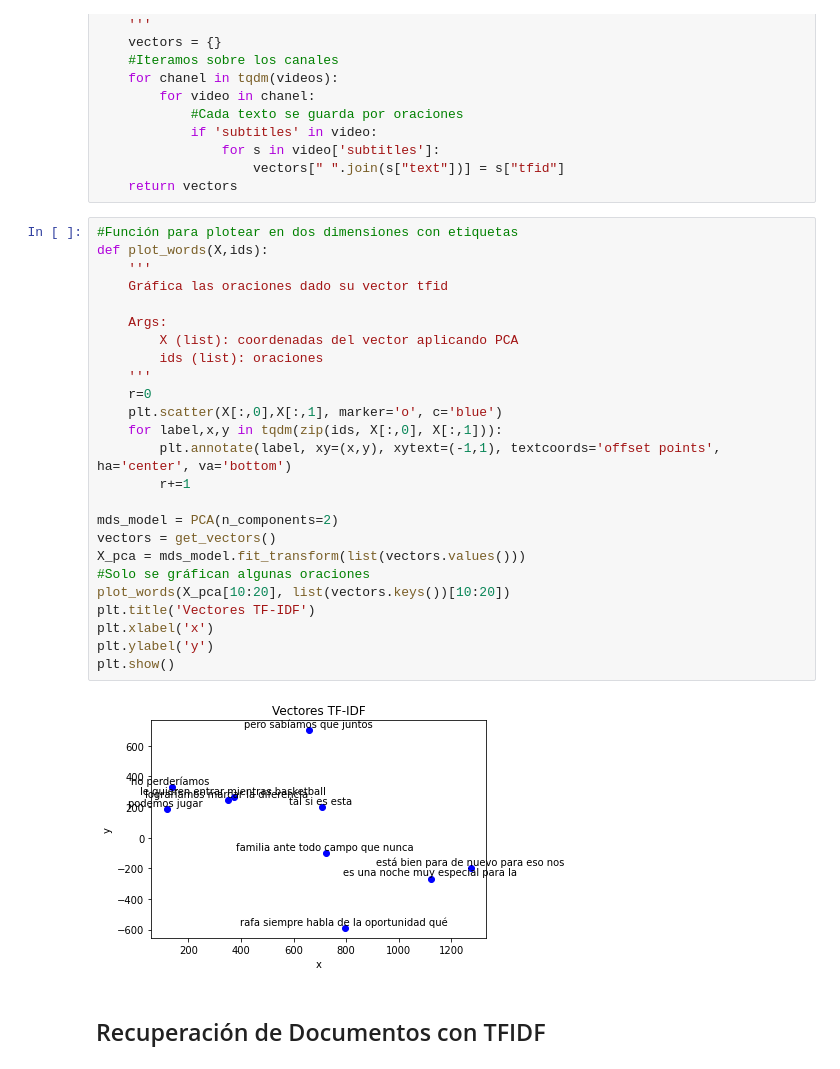
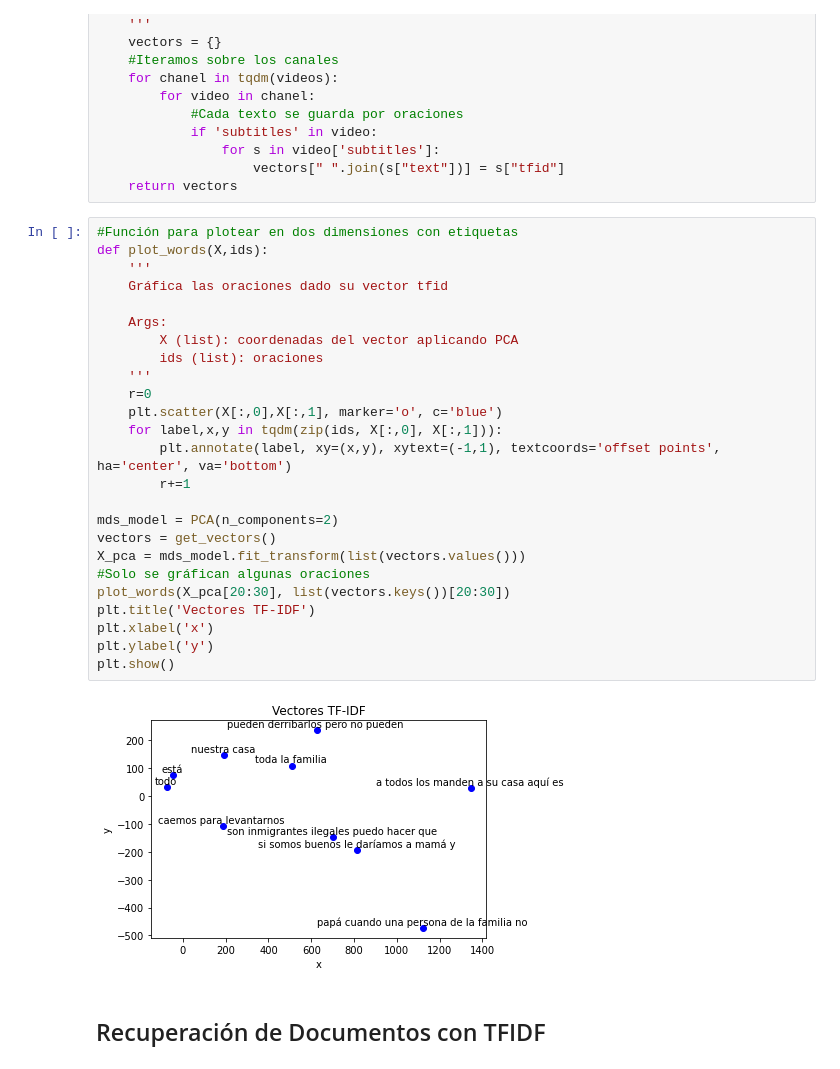
Before and after one commit to KarlaDSJ/PlayPhrase2.0, a Jupyter notebook: notebooks/TF-IDF.ipynb, the cells around one changed output. Drawn from its saved outputs; the diff is of its cells as text.

```diff
--- a/notebooks/TF-IDF.ipynb
+++ b/notebooks/TF-IDF.ipynb
@@ -326,30 +274,30 @@ def get_vectors():
 # %%
 #Función para plotear en dos dimensiones con etiquetas
 def plot_words(X,ids):
     '''
     Gráfica las oraciones dado su vector tfid
 
     Args:
         X (list): coordenadas del vector aplicando PCA
         ids (list): oraciones
     '''
     r=0
     plt.scatter(X[:,0],X[:,1], marker='o', c='blue')
     for label,x,y in tqdm(zip(ids, X[:,0], X[:,1])):
         plt.annotate(label, xy=(x,y), xytext=(-1,1), textcoords='offset points', ha='center', va='bottom')
         r+=1
 
 mds_model = PCA(n_components=2)
 vectors = get_vectors()
 X_pca = mds_model.fit_transform(list(vectors.values()))
 #Solo se gráfican algunas oraciones
-plot_words(X_pca[10:20], list(vectors.keys())[10:20])
+plot_words(X_pca[20:30], list(vectors.keys())[20:30])
 plt.title('Vectores TF-IDF')
 plt.xlabel('x')
 plt.ylabel('y')
 plt.show()
 # %% [output]
-[figure, old version]
+[figure, new version]
 # %% [markdown]
 ## Recuperación de Documentos con TFIDF
 # %%
```
Also changed, not shown: parts of 11 cells of this notebook, 2 other files.
